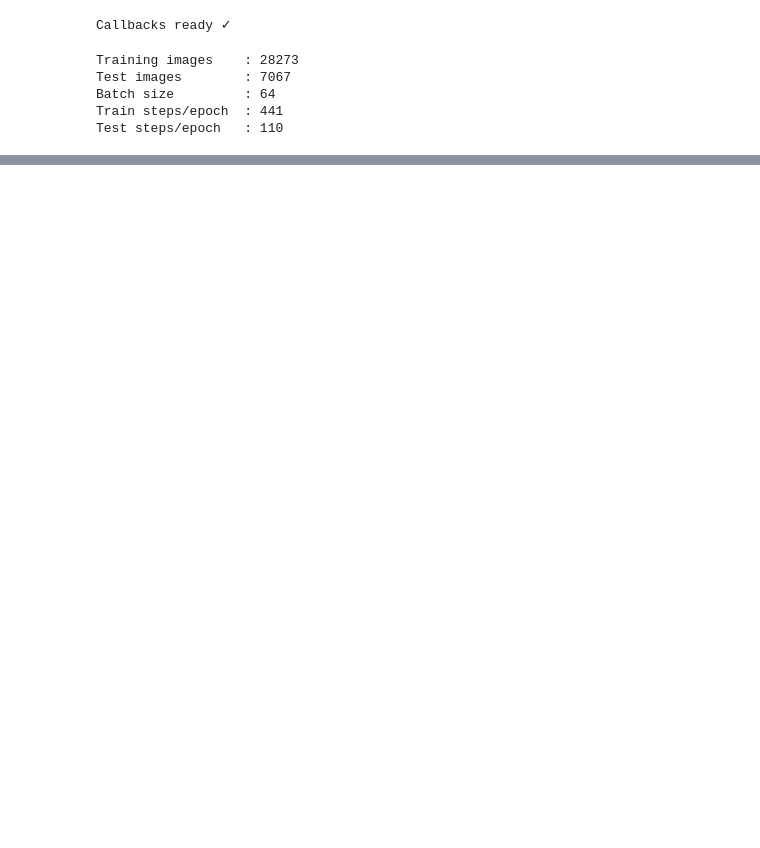
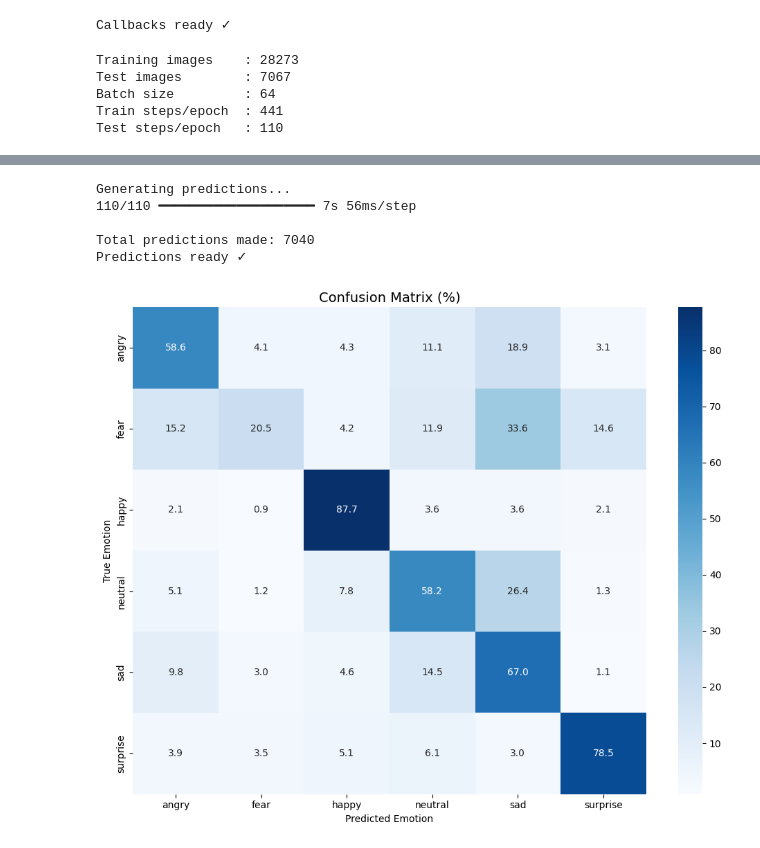
Before and after one commit to springboardmentor442n-coder/Emotion-Detection-and-Music-Recommendation-System, a Jupyter notebook: springboard-1.ipynb, the cells around one changed output, grey strips where cells are left out. Drawn from its saved outputs; the diff is of its cells as text; code cells hidden in the pictures; blank space fills up the shorter version.

```diff
--- a/springboard-1.ipynb
+++ b/springboard-1.ipynb
@@ -633,0 +828,80 @@ Epoch 6: val_accuracy improved from 0.44148 to 0.45284, saving model to best_mod
+# %%
+# ============================================================
+# 9B. GET PREDICTIONS FOR ALL TEST IMAGES
+#
+# we need the actual predictions vs correct answers
+# to build a detailed breakdown
+# ============================================================
+
+import numpy as np
+
+# reset generator so it starts from the beginning
+# important! otherwise predictions won't match labels
+test_generator.reset()
+
+# predict on ALL test images
+# steps=test_steps means go through all 7,178 images
+print("Generating predictions...")
+predictions = model.predict(test_dataset, steps=test_steps, verbose=1)
+
+# predictions looks like this for each image:
+# [0.02, 0.05, 0.85, 0.03, 0.02, 0.03]
+#  angry fear  happy neut  sad   surp
+# we need the INDEX of the highest value = predicted class
+y_pred = np.argmax(predictions, axis=1)
+# e.g. [2, 0, 4, 2, 5, 3, ...]  ← predicted emotion numbers
+
+# get the TRUE labels for all test images
+# test_generator.classes = the correct answer for each image
+y_true = test_generator.classes[:len(y_pred)]
+# e.g. [2, 0, 4, 2, 5, 3, ...]  ← correct emotion numbers
+
+print(f"\nTotal predictions made: {len(y_pred)}")
+print("Predictions ready ✓")
+# %% [output]
+Generating predictions...
+110/110 ━━━━━━━━━━━━━━━━━━━━ 7s 56ms/step
+
+Total predictions made: 7040
+Predictions ready ✓
+# %%
+# ============================================================
+# 9C. CONFUSION MATRIX
+#
+# a confusion matrix shows us exactly which emotions
+# the model confuses with each other
+#
+# rows    = correct emotion (what it SHOULD predict)
+# columns = predicted emotion (what it ACTUALLY predicted)
+# diagonal = correct predictions (what we want high)
+# ============================================================
+
+from sklearn.metrics import confusion_matrix
+import seaborn as sns
+
+# calculate confusion matrix
+cm = confusion_matrix(y_true, y_pred)
+
+# normalize so each row adds up to 100%
+# this makes it easier to compare across emotions
+# that have different numbers of images
+cm_percent = cm.astype('float') / cm.sum(axis=1)[:, np.newaxis] * 100
+
+# plot it as a heatmap
+plt.figure(figsize=(10, 8))
+sns.heatmap(
+    cm_percent,
+    annot=True,           # show numbers inside each cell
+    fmt='.1f',            # show 1 decimal place e.g. 72.3
+    cmap='Blues',         # blue color scheme
+    xticklabels=EMOTIONS, # column labels = predicted emotions
+    yticklabels=EMOTIONS  # row labels = true emotions
+)
+
+plt.title('Confusion Matrix (%)', fontsize=14)
+plt.ylabel('True Emotion')    # correct answer
+plt.xlabel('Predicted Emotion') # model prediction
+plt.tight_layout()
+plt.show()
+# %% [output]
+[figure, added]
```
Also changed, not shown: parts of 10 cells of this notebook.
